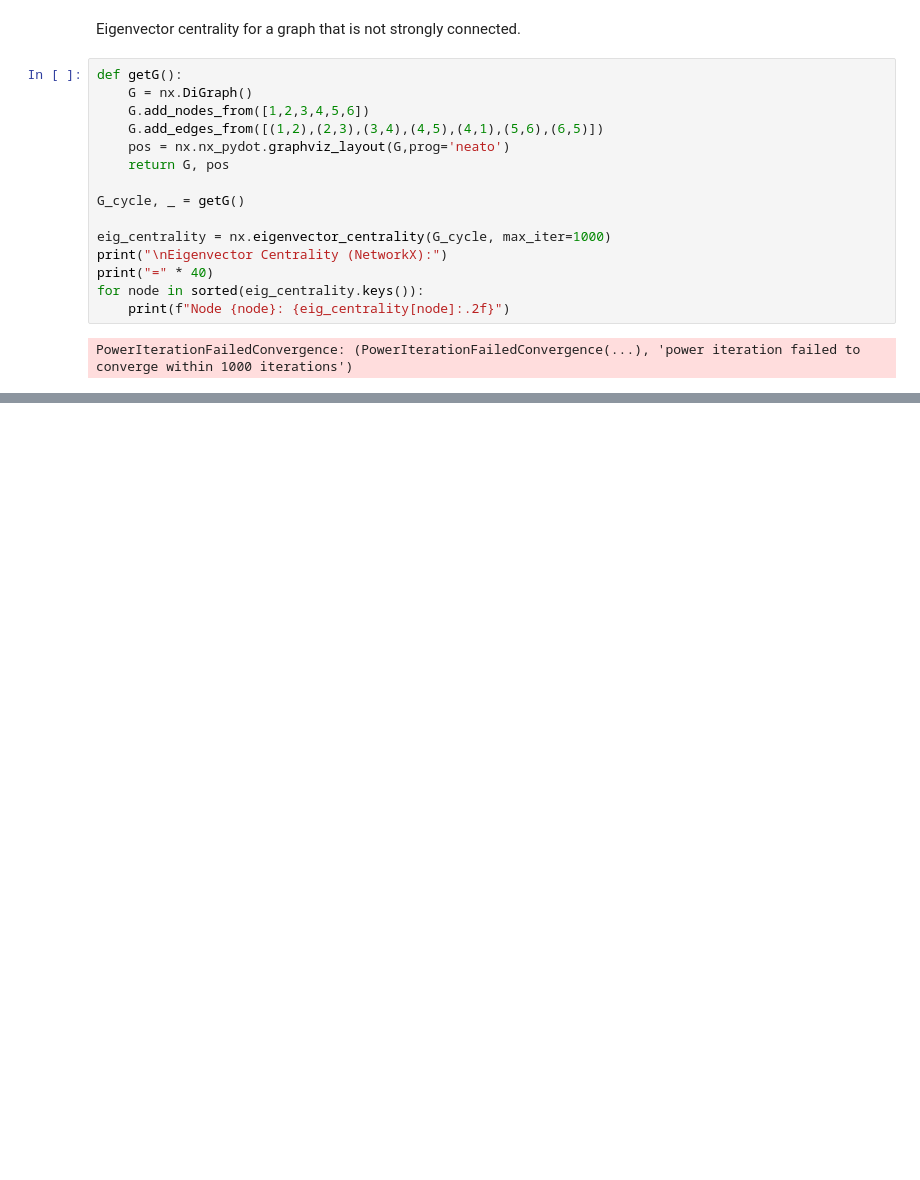
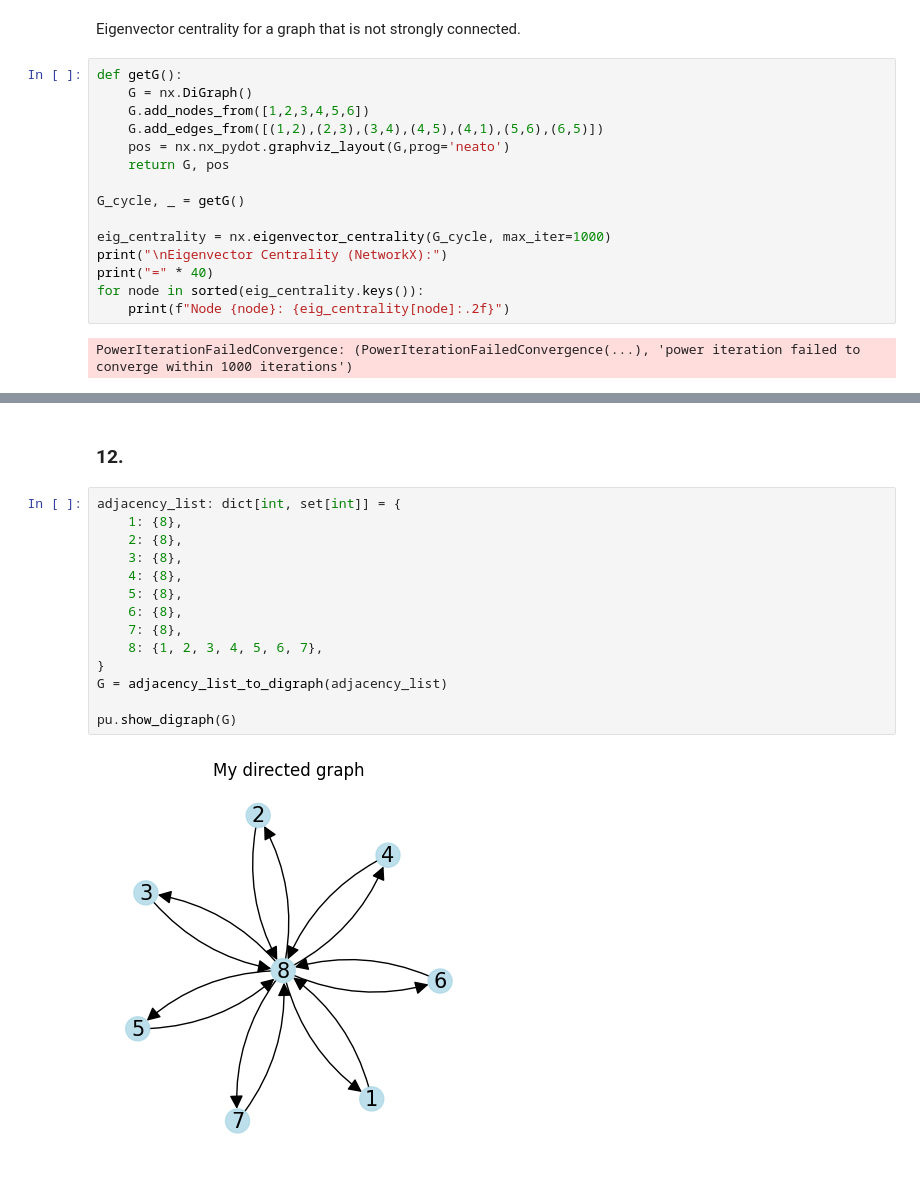
Before and after one commit to abraham-harris/graph-data-science, a Jupyter notebook: notebooks/homework_6_centrality.ipynb, the cells around one changed output, grey strips where cells are left out. Drawn from its saved outputs; the diff is of its cells as text; blank space fills up the shorter version.

```diff
--- a/notebooks/homework_6_centrality.ipynb
+++ b/notebooks/homework_6_centrality.ipynb
@@ -71,0 +100,18 @@ PowerIterationFailedConvergence: (PowerIterationFailedConvergence(...), 'power i
+# %% [markdown]
+### 12.
+# %%
+adjacency_list: dict[int, set[int]] = {
+    1: {8},
+    2: {8},
+    3: {8},
+    4: {8},
+    5: {8},
+    6: {8},
+    7: {8},
+    8: {1, 2, 3, 4, 5, 6, 7},
+}
+G = adjacency_list_to_digraph(adjacency_list)
+
+pu.show_digraph(G)
+# %% [output]
+[figure, added]
```
Also changed, not shown: parts of 5 cells of this notebook, 2 other files.
